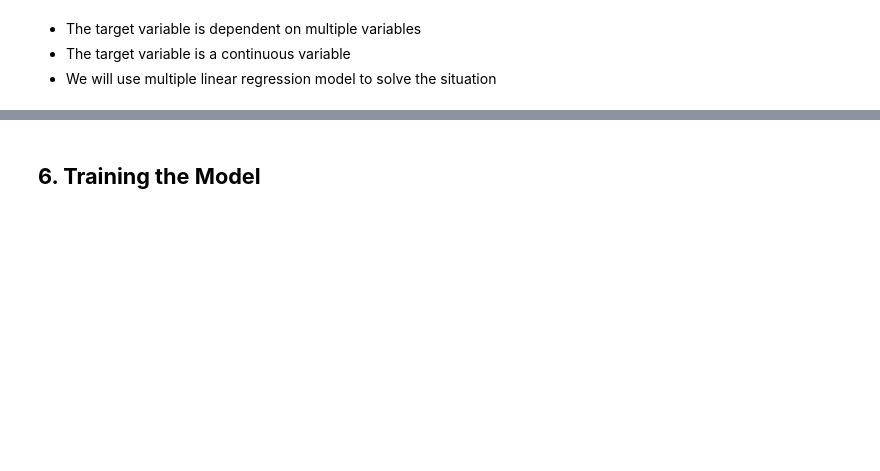
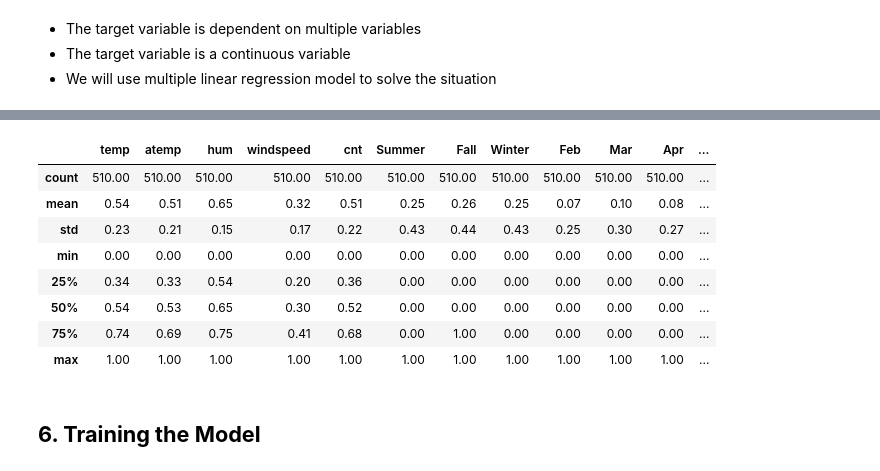
Before and after one commit to uvarajthulasiram/BikeSharingAssignment, a Jupyter notebook: LinearRegression.ipynb, the cells around one changed output, grey strips where cells are left out. Drawn from its saved outputs; the diff is of its cells as text; code cells hidden in the pictures; blank space fills up the shorter version.

```diff
--- a/LinearRegression.ipynb
+++ b/LinearRegression.ipynb
@@ -439,0 +452,5 @@ df.shape
+# %%
+season = pd.get_dummies(df['season'], dtype='int', drop_first=True)
+mnth = pd.get_dummies(df['mnth'], dtype='int', drop_first=True)
+weekday = pd.get_dummies(df['weekday'], dtype='int', drop_first=True)
+weathersit = pd.get_dummies(df['weathersit'], dtype='int', drop_first=True)
@@ -459,2 +496,21 @@ df_dummy_vars.shape
+# %%
+# Create an object of type MinMaxScaler
+scaler = MinMaxScaler()
+
+cols_to_scale = ['temp', 'atemp', 'hum', 'windspeed', 'cnt']
+
+df_train[cols_to_scale] = scaler.fit_transform(df_train[cols_to_scale])
+
+df_train.describe()
+# %% [output]
+|  | temp | atemp | hum | windspeed | cnt | Summer | Fall | Winter | Feb | Mar | Apr | ... |
+| count | 510.00 | 510.00 | 510.00 | 510.00 | 510.00 | 510.00 | 510.00 | 510.00 | 510.00 | 510.00 | 510.00 | ... |
+| mean | 0.54 | 0.51 | 0.65 | 0.32 | 0.51 | 0.25 | 0.26 | 0.25 | 0.07 | 0.10 | 0.08 | ... |
+| std | 0.23 | 0.21 | 0.15 | 0.17 | 0.22 | 0.43 | 0.44 | 0.43 | 0.25 | 0.30 | 0.27 | ... |
+| min | 0.00 | 0.00 | 0.00 | 0.00 | 0.00 | 0.00 | 0.00 | 0.00 | 0.00 | 0.00 | 0.00 | ... |
+| 25% | 0.34 | 0.33 | 0.54 | 0.20 | 0.36 | 0.00 | 0.00 | 0.00 | 0.00 | 0.00 | 0.00 | ... |
+| 50% | 0.54 | 0.53 | 0.65 | 0.30 | 0.52 | 0.00 | 0.00 | 0.00 | 0.00 | 0.00 | 0.00 | ... |
+| 75% | 0.74 | 0.69 | 0.75 | 0.41 | 0.68 | 0.00 | 1.00 | 0.00 | 0.00 | 0.00 | 0.00 | ... |
+| max | 1.00 | 1.00 | 1.00 | 1.00 | 1.00 | 1.00 | 1.00 | 1.00 | 1.00 | 1.00 | 1.00 | ... |
 # %% [markdown]
 ## **6. Training the Model**
```
Also changed, not shown: parts of 25 cells of this notebook.
